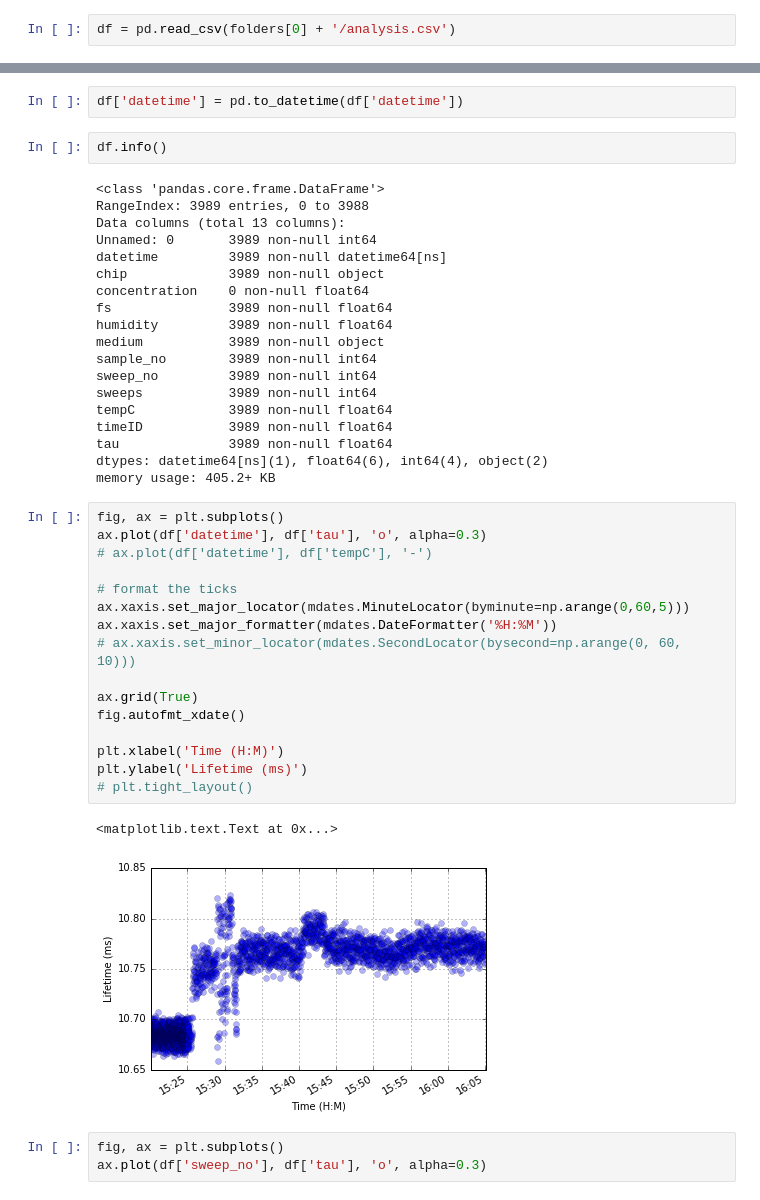
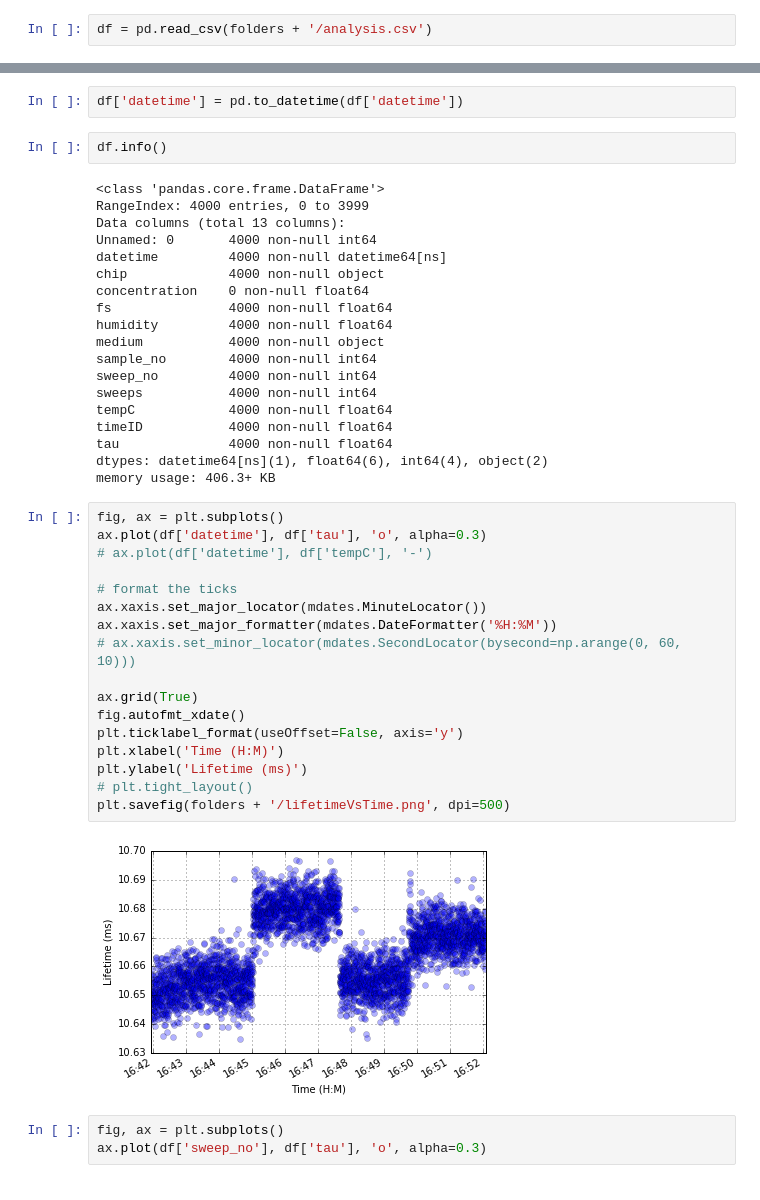
Before and after one commit to mn14tm/FlowCellPicoscope, a Jupyter notebook: analyseHDF5filse.ipynb, the cells around one changed output, grey strips where cells are left out. Drawn from its saved outputs; the diff is of its cells as text.

```diff
--- a/analyseHDF5filse.ipynb
+++ b/analyseHDF5filse.ipynb
@@ -123,7 +117,7 @@ folders
 # %% [output]
 ['Data\\1464186005.67542', 'Data\\raw']
 # %%
-df = pd.read_csv(folders[0] + '/analysis.csv')
+df = pd.read_csv(folders + '/analysis.csv')
 # %%
 df.tail()
 # %% [output]
@@ -139,42 +133,42 @@ df['datetime'] = pd.to_datetime(df['datetime'])
 df.info()
 # %% [output]
 <class 'pandas.core.frame.DataFrame'>
-RangeIndex: 3989 entries, 0 to 3988
+RangeIndex: 4000 entries, 0 to 3999
 Data columns (total 13 columns):
-Unnamed: 0       3989 non-null int64
-datetime         3989 non-null datetime64[ns]
-chip             3989 non-null object
+Unnamed: 0       4000 non-null int64
+datetime         4000 non-null datetime64[ns]
+chip             4000 non-null object
 concentration    0 non-null float64
-fs               3989 non-null float64
-humidity         3989 non-null float64
-medium           3989 non-null object
-sample_no        3989 non-null int64
-sweep_no         3989 non-null int64
-sweeps           3989 non-null int64
-tempC            3989 non-null float64
-timeID           3989 non-null float64
-tau              3989 non-null float64
+fs               4000 non-null float64
+humidity         4000 non-null float64
+medium           4000 non-null object
+sample_no        4000 non-null int64
+sweep_no         4000 non-null int64
+sweeps           4000 non-null int64
+tempC            4000 non-null float64
+timeID           4000 non-null float64
+tau              4000 non-null float64
 dtypes: datetime64[ns](1), float64(6), int64(4), object(2)
-memory usage: 405.2+ KB
+memory usage: 406.3+ KB
 # %%
 fig, ax = plt.subplots()
 ax.plot(df['datetime'], df['tau'], 'o', alpha=0.3)
 # ax.plot(df['datetime'], df['tempC'], '-')
 
 # format the ticks
-ax.xaxis.set_major_locator(mdates.MinuteLocator(byminute=np.arange(0,60,5)))
+ax.xaxis.set_major_locator(mdates.MinuteLocator())
 ax.xaxis.set_major_formatter(mdates.DateFormatter('%H:%M'))
 # ax.xaxis.set_minor_locator(mdates.SecondLocator(bysecond=np.arange(0, 60, 10)))
 
 ax.grid(True)
 fig.autofmt_xdate()
-
+plt.ticklabel_format(useOffset=False, axis='y')
 plt.xlabel('Time (H:M)')
 plt.ylabel('Lifetime (ms)')
 # plt.tight_layout()
+plt.savefig(folders + '/lifetimeVsTime.png', dpi=500)
 # %% [output]
-<matplotlib.text.Text at 0x...>
-[figure, old version]
+[figure, new version]
 # %%
 fig, ax = plt.subplots()
 ax.plot(df['sweep_no'], df['tau'], 'o', alpha=0.3)
```
Also changed, not shown: parts of 3 cells of this notebook, 1 other file.
